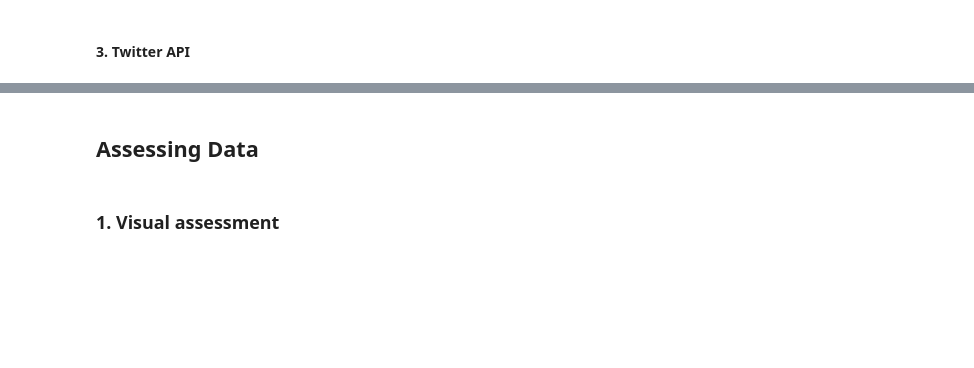
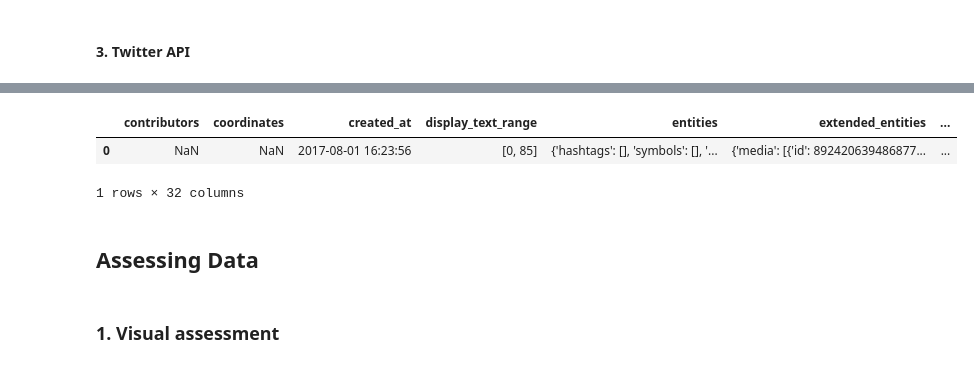
Before and after one commit to emilylauyw/Udacity-DAND-Project7-Wrangle_and_Analyze_Data, a Jupyter notebook: wrangle_act.ipynb, the cells around one changed output, grey strips where cells are left out. Cells and saved outputs as stored; diff of their text form; code cells hidden in the pictures; blank space fills up the shorter version.

Commit message:
Updated on import twitter api file

```diff
--- a/wrangle_act.ipynb
+++ b/wrangle_act.ipynb
@@ -109,3 +112,11 @@ with open('tweet_json.txt', 'r') as file:
+# %%
+# Load the Twitter API data
+api_df = pd.read_json('tweet_json.txt', lines=True)
+api_df.head(1)
+# %% [output]
+|  | contributors | coordinates | created_at | display_text_range | entities | extended_entities | ... |
+| 0 | NaN | NaN | 2017-08-01 16:23:56 | [0, 85] | {'hashtags': [], 'symbols': [], '... | {'media': [{'id': 892420639486877... | ... |
+1 rows × 32 columns
 # %% [markdown]
 ## Assessing Data
 # %% [markdown]
```
Also changed, not shown: parts of 7 cells of this notebook.
